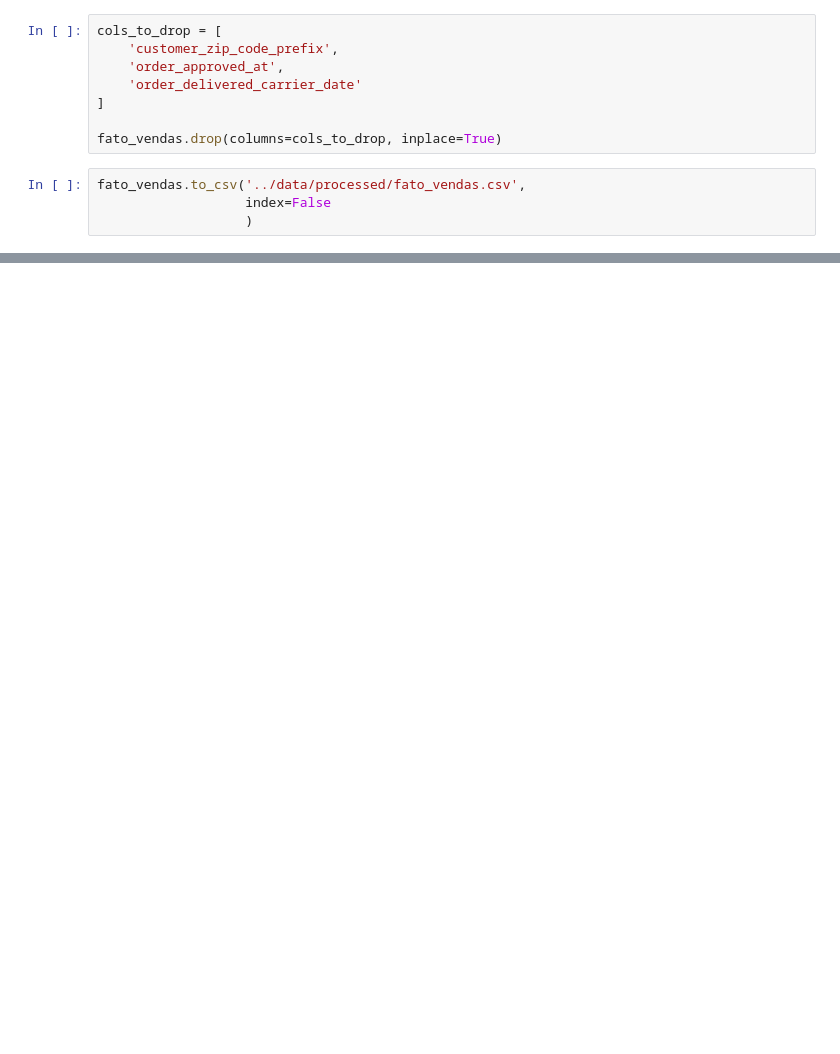
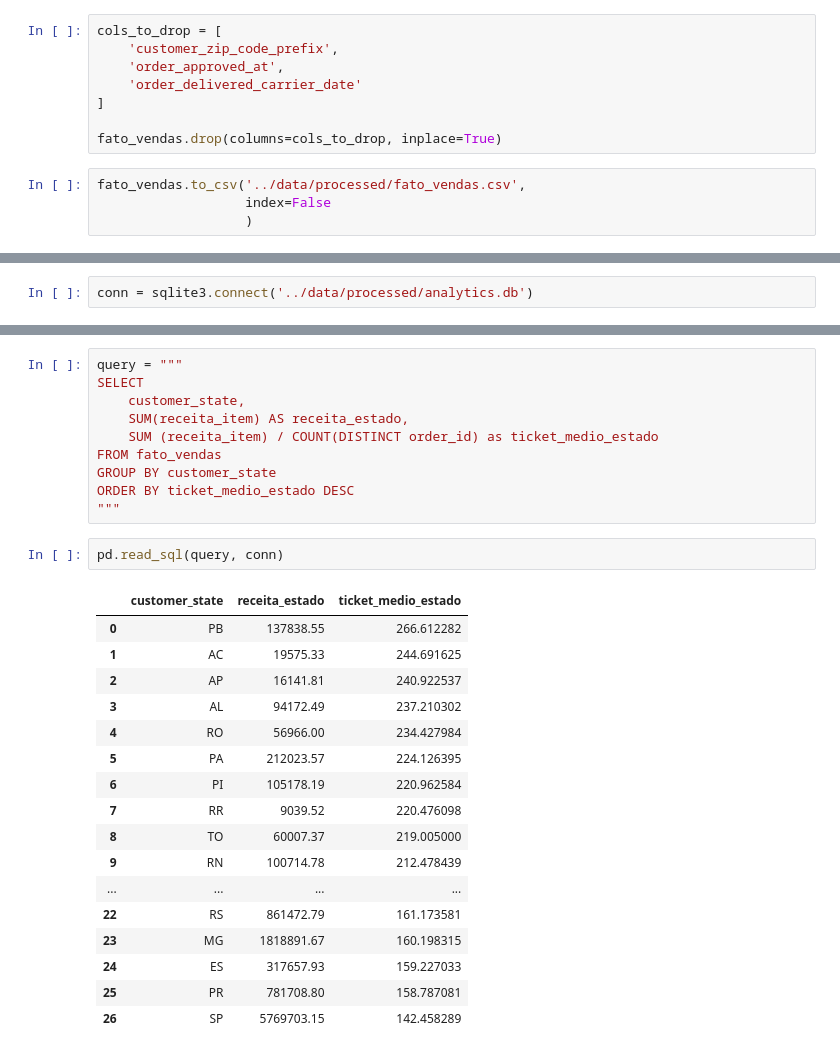
Before and after one commit to MirianCabral/analytic-project, a Jupyter notebook: notebook/tratamento_dados.ipynb, the cells around one changed output, grey strips where cells are left out. Drawn from its saved outputs; the diff is of its cells as text; blank space fills up the shorter version.

Commit message:
testes de query

```diff
--- a/notebook/tratamento_dados.ipynb
+++ b/notebook/tratamento_dados.ipynb
@@ -294,0 +309,2 @@ fato_vendas.to_csv('../data/processed/fato_vendas.csv',
+# %%
+conn = sqlite3.connect('../data/processed/analytics.db')
@@ -294,0 +335,30 @@ fato_vendas.to_csv('../data/processed/fato_vendas.csv',
+# %%
+query = """
+SELECT
+    customer_state,
+    SUM(receita_item) AS receita_estado,
+    SUM (receita_item) / COUNT(DISTINCT order_id) as ticket_medio_estado
+FROM fato_vendas
+GROUP BY customer_state
+ORDER BY ticket_medio_estado DESC
+"""
+# %%
+pd.read_sql(query, conn)
+# %% [output]
+|  | customer_state | receita_estado | ticket_medio_estado |
+| 0 | PB | 137838.55 | 266.612282 |
+| 1 | AC | 19575.33 | 244.691625 |
+| 2 | AP | 16141.81 | 240.922537 |
+| 3 | AL | 94172.49 | 237.210302 |
+| 4 | RO | 56966.00 | 234.427984 |
+| 5 | PA | 212023.57 | 224.126395 |
+| 6 | PI | 105178.19 | 220.962584 |
+| 7 | RR | 9039.52 | 220.476098 |
+| 8 | TO | 60007.37 | 219.005000 |
+| 9 | RN | 100714.78 | 212.478439 |
+| ... | ... | ... | ... |
+| 22 | RS | 861472.79 | 161.173581 |
+| 23 | MG | 1818891.67 | 160.198315 |
+| 24 | ES | 317657.93 | 159.227033 |
+| 25 | PR | 781708.80 | 158.787081 |
+| 26 | SP | 5769703.15 | 142.458289 |
```
Also changed, not shown: parts of 7 cells of this notebook.
